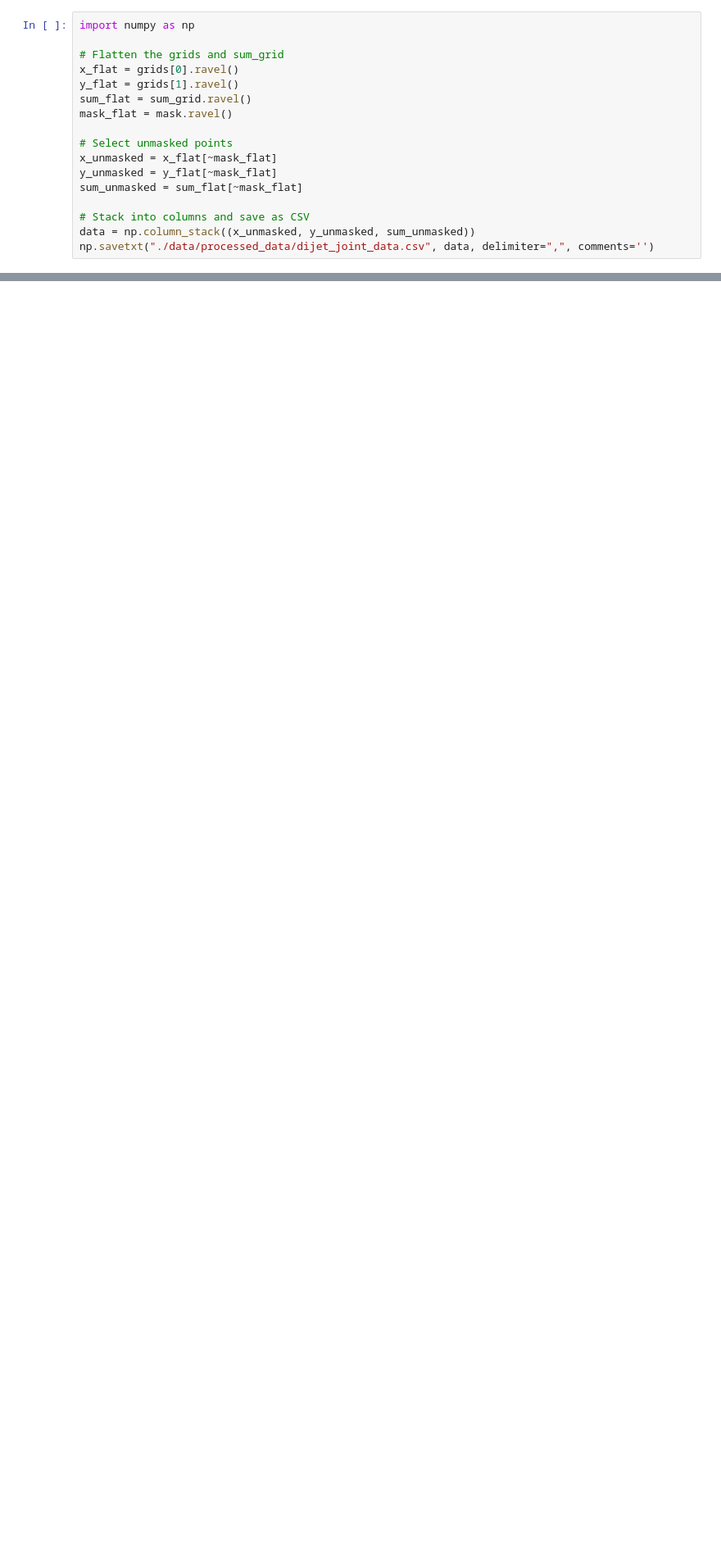
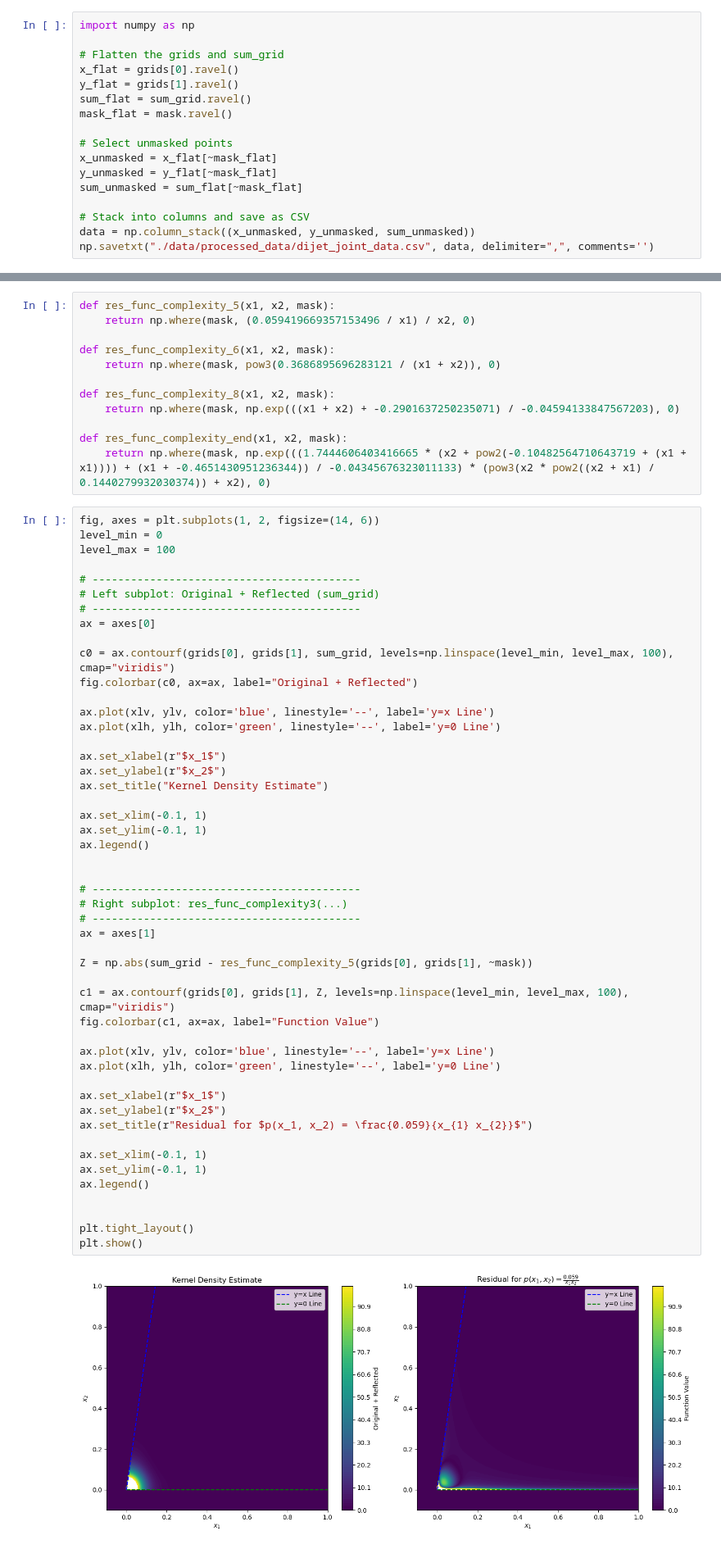
Before and after one commit to Angelo92Git/SymbolicDensityEstimation, a Jupyter notebook: viz_dijet.ipynb, the cells around one changed output, grey strips where cells are left out. Shown at 82% size. Drawn from its saved outputs; the diff is of its cells as text; blank space fills up the shorter version.

Commit message:
viz, fix: add residuals, add pow defintions in results

```diff
--- a/viz_dijet.ipynb
+++ b/viz_dijet.ipynb
@@ -218,0 +226,63 @@ np.savetxt("./data/processed_data/dijet_joint_data.csv", data, delimiter=",", co
+# %%
+def res_func_complexity_5(x1, x2, mask):
+    return np.where(mask, (0.059419669357153496 / x1) / x2, 0)
+
+def res_func_complexity_6(x1, x2, mask):
+    return np.where(mask, pow3(0.3686895696283121 / (x1 + x2)), 0)
+
+def res_func_complexity_8(x1, x2, mask):
+    return np.where(mask, np.exp(((x1 + x2) + -0.2901637250235071) / -0.04594133847567203), 0)
+
+def res_func_complexity_end(x1, x2, mask):
+    return np.where(mask, np.exp(((1.7444606403416665 * (x2 + pow2(-0.10482564710643719 + (x1 + x1)))) + (x1 + -0.4651430951236344)) / -0.04345676323011133) * (pow3(x2 * pow2((x2 + x1) / 0.1440279932030374)) + x2), 0)
+# %%
+fig, axes = plt.subplots(1, 2, figsize=(14, 6))
+level_min = 0
+level_max = 100
+
+# ------------------------------------------
+# Left subplot: Original + Reflected (sum_grid)
+# ------------------------------------------
+ax = axes[0]
+
+c0 = ax.contourf(grids[0], grids[1], sum_grid, levels=np.linspace(level_min, level_max, 100), cmap="viridis")
+fig.colorbar(c0, ax=ax, label="Original + Reflected")
+
+ax.plot(xlv, ylv, color='blue', linestyle='--', label='y=x Line')
+ax.plot(xlh, ylh, color='green', linestyle='--', label='y=0 Line')
+
+ax.set_xlabel(r"$x_1$")
+ax.set_ylabel(r"$x_2$")
+ax.set_title("Kernel Density Estimate")
+
+ax.set_xlim(-0.1, 1)
+ax.set_ylim(-0.1, 1)
+ax.legend()
+
+
+# ------------------------------------------
+# Right subplot: res_func_complexity3(...)
+# ------------------------------------------
+ax = axes[1]
+
+Z = np.abs(sum_grid - res_func_complexity_5(grids[0], grids[1], ~mask))
+
+c1 = ax.contourf(grids[0], grids[1], Z, levels=np.linspace(level_min, level_max, 100), cmap="viridis")
+fig.colorbar(c1, ax=ax, label="Function Value")
+
+ax.plot(xlv, ylv, color='blue', linestyle='--', label='y=x Line')
+ax.plot(xlh, ylh, color='green', linestyle='--', label='y=0 Line')
+
+ax.set_xlabel(r"$x_1$")
+ax.set_ylabel(r"$x_2$")
+ax.set_title(r"Residual for $p(x_1, x_2) = \frac{0.059}{x_{1} x_{2}}$")
+
+ax.set_xlim(-0.1, 1)
+ax.set_ylim(-0.1, 1)
+ax.legend()
+
+
+plt.tight_layout()
+plt.show()
+# %% [output]
+[figure, added]
```
Also changed, not shown: parts of 8 cells of this notebook, 1 other file.
